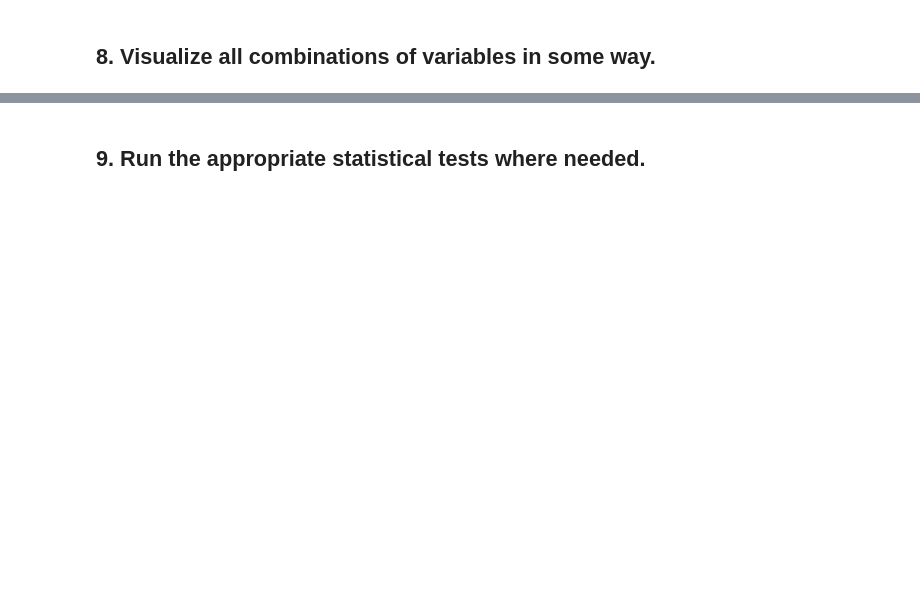
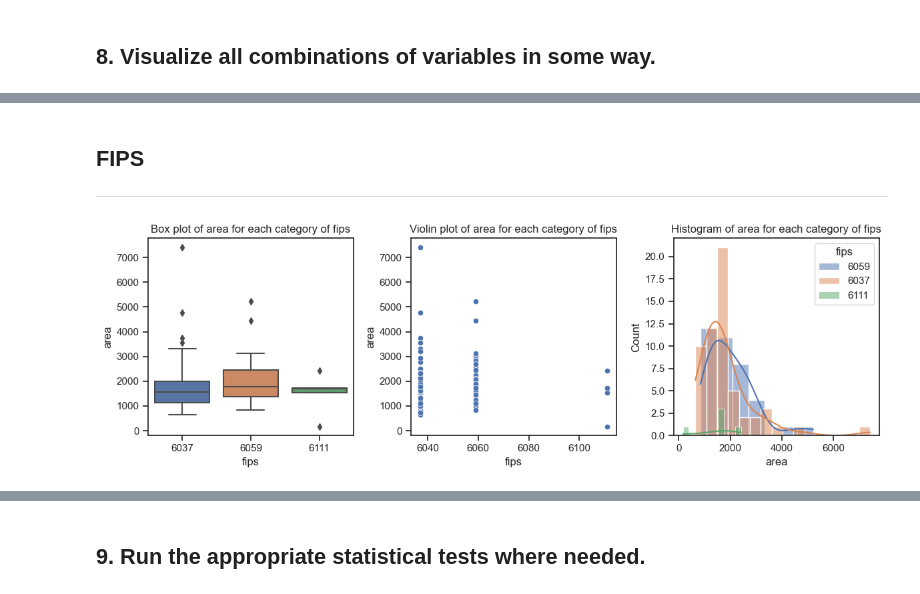
Before and after one commit to Marc-Aradillas/regression-exercises, a Jupyter notebook: explore.ipynb, the cells around one changed output, grey strips where cells are left out. Drawn from its saved outputs; the diff is of its cells as text; code cells hidden in the pictures; blank space fills up the shorter version.

```diff
--- a/explore.ipynb
+++ b/explore.ipynb
@@ -122,14 +126,14 @@ def plot_categorical_and_continuous_vars(df, continuous_var, categorical_var):
     axes[0].set_title('Box plot of {} for each category of {}'.format(continuous_var, categorical_var))
 
     # Violin plot of the continuous variable for each category of the categorical variable
-    sns.violinplot(x=categorical_var, y=continuous_var, data=df, ax=axes[1])
+    sns.scatterplot(x=categorical_var, y=continuous_var, data=df, ax=axes[1])
     axes[1].set_title('Violin plot of {} for each category of {}'.format(continuous_var, categorical_var))
 
     # Histogram of the continuous variable for each category of the categorical variable
     for cat in df[categorical_var].unique():
         sns.histplot(df[df[categorical_var] == cat][continuous_var], ax=axes[2], label=cat, kde=True)
-    axes[2].set_title('Histogram of {} for each category of {}'.format(continuous_var, categorical_var))
-    axes[2].legend(title=categorical_var)
+        axes[2].set_title('Histogram of {} for each category of {}'.format(continuous_var, categorical_var))
+        axes[2].legend(title=categorical_var)
 
     plt.tight_layout()
     plt.show()
@@ -169,0 +289,9 @@ plot_categorical_and_continuous_vars(train, 'area', 'bedrooms')
+# %%
+train = train.sample(100)
+# %% [markdown]
+##  FIPS
+__________________________________
+# %%
+plot_categorical_and_continuous_vars(train, 'area', 'fips')
+# %% [output]
+[figure, added]
```
Also changed, not shown: parts of 50 cells of this notebook, 5 other files.
